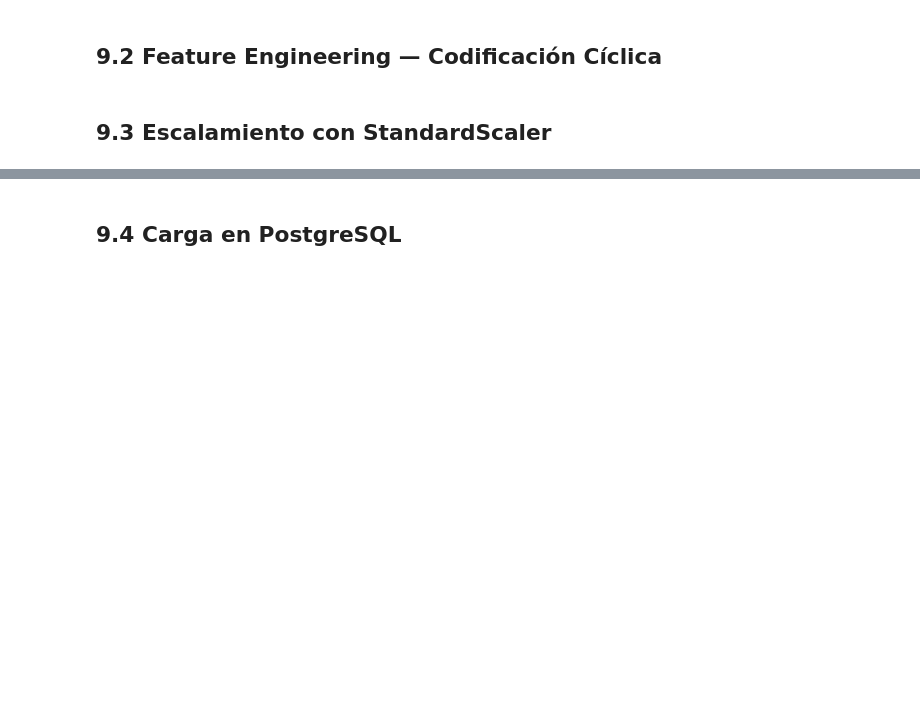
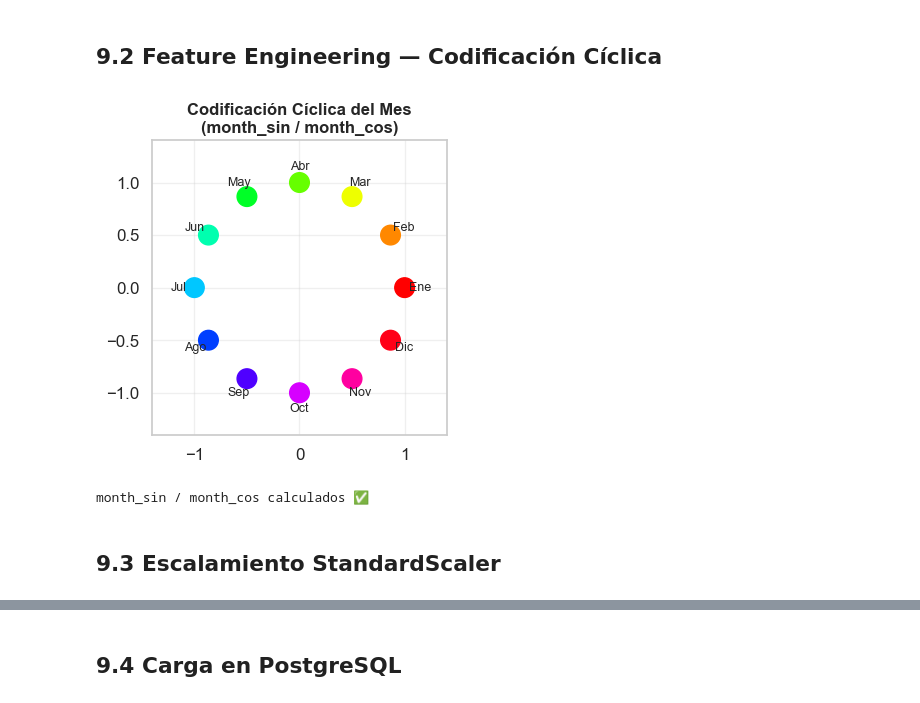
Before and after one commit to YeralD21/Machine-Learning-Multimodal--Agro-NLP-Clima-, a Jupyter notebook: notebooks/actividad_09_etl.ipynb, the cells around one changed output, grey strips where cells are left out. Drawn from its saved outputs; the diff is of its cells as text; code cells hidden in the pictures; blank space fills up the shorter version.

```diff
--- a/notebooks/actividad_09_etl.ipynb
+++ b/notebooks/actividad_09_etl.ipynb
@@ -12,15 +6,16 @@ Pasos:
 # %%
-
+%matplotlib inline
 import os, sys, json, warnings
 import numpy as np, pandas as pd
-import joblib
+import joblib, matplotlib.pyplot as plt, seaborn as sns
 from sklearn.preprocessing import StandardScaler
 from sqlalchemy import create_engine, text
 warnings.filterwarnings('ignore')
+sns.set_theme(style='whitegrid', font_scale=1.1)
 if os.path.basename(os.getcwd()) == 'notebooks':
     os.chdir(os.path.abspath('..'))
 with open('data/02_interim/pipeline_config.json','r',encoding='utf-8') as f:
     CFG = json.load(f)
 DIRS=CFG['DIRS']; INTERIM=DIRS['interim']; PROCESSED=DIRS['processed']
 SCALERS=DIRS['scalers']; PG_URI=CFG['PG_URI']
-print(f"CWD: {os.getcwd()} | Config OK")
+print(f"✅ Setup OK | {os.getcwd()}")
@@ -38,15 +39,29 @@ df.head(3)
 # %%
 
 df['fecha_dt'] = pd.to_datetime(df['fecha_evento'])
 df['anho']      = df['fecha_dt'].dt.year
 df['mes']       = df['fecha_dt'].dt.month
 df['trimestre'] = df['fecha_dt'].dt.quarter
 df['month_sin'] = np.sin(2 * np.pi * df['mes'] / 12)
 df['month_cos'] = np.cos(2 * np.pi * df['mes'] / 12)
 df = df.drop(columns=['fecha_dt'])
-print("Codificación cíclica aplicada: month_sin, month_cos")
-print(f"Trimestres: {sorted(df['trimestre'].unique())}")
+
+# Visualización de la codificación cíclica
+fig, ax = plt.subplots(figsize=(8, 4))
+theta = np.linspace(0, 2*np.pi, 12, endpoint=False)
+ax.scatter(np.cos(theta), np.sin(theta), s=200, c=range(12), cmap='hsv', zorder=3)
+for i, mes_n in enumerate(['Ene','Feb','Mar','Abr','May','Jun','Jul','Ago','Sep','Oct','Nov','Dic']):
+    ax.annotate(mes_n, (np.cos(theta[i])*1.15, np.sin(theta[i])*1.15),
+                ha='center', va='center', fontsize=9)
+ax.set_xlim(-1.4, 1.4); ax.set_ylim(-1.4, 1.4)
+ax.set_title('Codificación Cíclica del Mes\n(month_sin / month_cos)', fontsize=12, fontweight='bold')
+ax.set_aspect('equal'); ax.grid(True, alpha=0.3)
+plt.tight_layout(); plt.show()
+print("month_sin / month_cos calculados ✅")
+# %% [output]
+[figure, added]
+month_sin / month_cos calculados ✅
 # %% [markdown]
-## 9.3 Escalamiento con StandardScaler
+## 9.3 Escalamiento StandardScaler
 # %%
 
```
Also changed, not shown: parts of 9 cells of this notebook, 10 other files.
